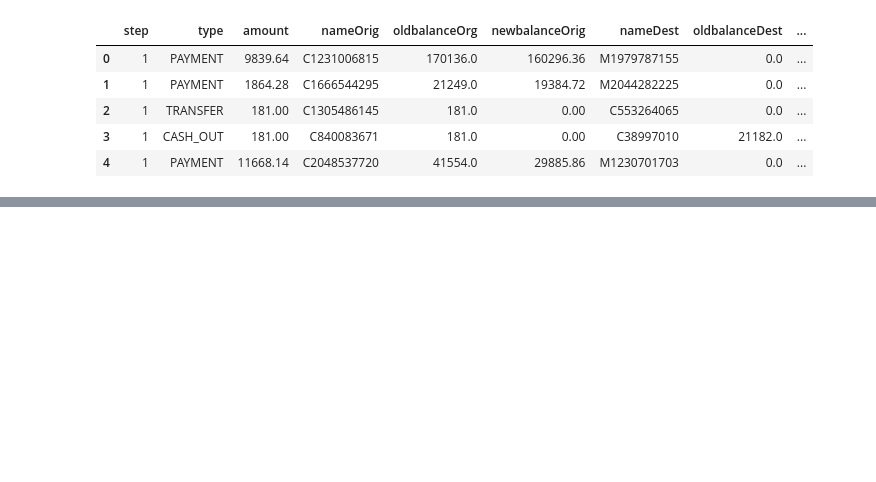
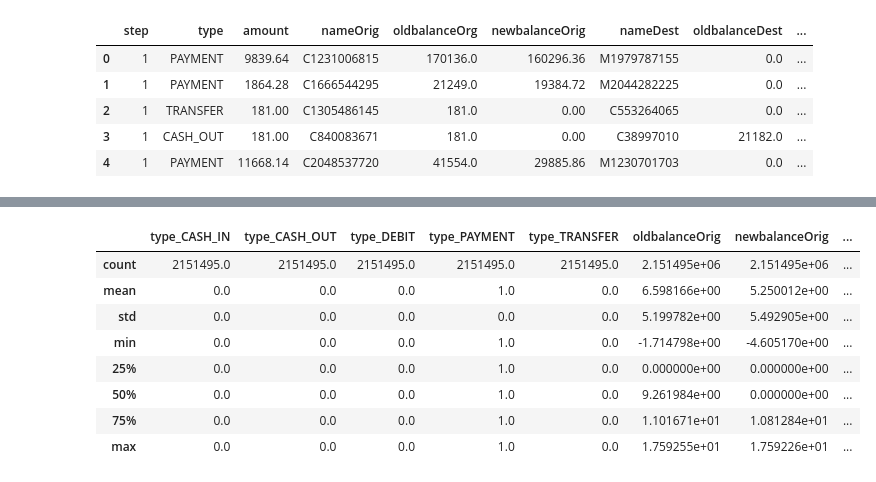
Before and after one commit to phobeiro/TERA-desafio-3, a Jupyter notebook: desafio-3.ipynb, the cells around one changed output, grey strips where cells are left out. Saved outputs shown, nothing was run; the diff lists cells and outputs as text; code cells hidden in the pictures; blank space fills up the shorter version.

```diff
--- a/desafio-3.ipynb
+++ b/desafio-3.ipynb
@@ -170,0 +202,12 @@ plt.show()
+# %%
+df[df['type_PAYMENT'] == 1].describe()
+# %% [output]
+|  | type_CASH_IN | type_CASH_OUT | type_DEBIT | type_PAYMENT | type_TRANSFER | oldbalanceOrig | newbalanceOrig | ... |
+| count | 2151495.0 | 2151495.0 | 2151495.0 | 2151495.0 | 2151495.0 | 2.151495e+06 | 2.151495e+06 | ... |
+| mean | 0.0 | 0.0 | 0.0 | 1.0 | 0.0 | 6.598166e+00 | 5.250012e+00 | ... |
+| std | 0.0 | 0.0 | 0.0 | 0.0 | 0.0 | 5.199782e+00 | 5.492905e+00 | ... |
+| min | 0.0 | 0.0 | 0.0 | 1.0 | 0.0 | -1.714798e+00 | -4.605170e+00 | ... |
+| 25% | 0.0 | 0.0 | 0.0 | 1.0 | 0.0 | 0.000000e+00 | 0.000000e+00 | ... |
+| 50% | 0.0 | 0.0 | 0.0 | 1.0 | 0.0 | 9.261984e+00 | 0.000000e+00 | ... |
+| 75% | 0.0 | 0.0 | 0.0 | 1.0 | 0.0 | 1.101671e+01 | 1.081284e+01 | ... |
+| max | 0.0 | 0.0 | 0.0 | 1.0 | 0.0 | 1.759255e+01 | 1.759226e+01 | ... |
```
Also changed, not shown: parts of 10 cells of this notebook.
